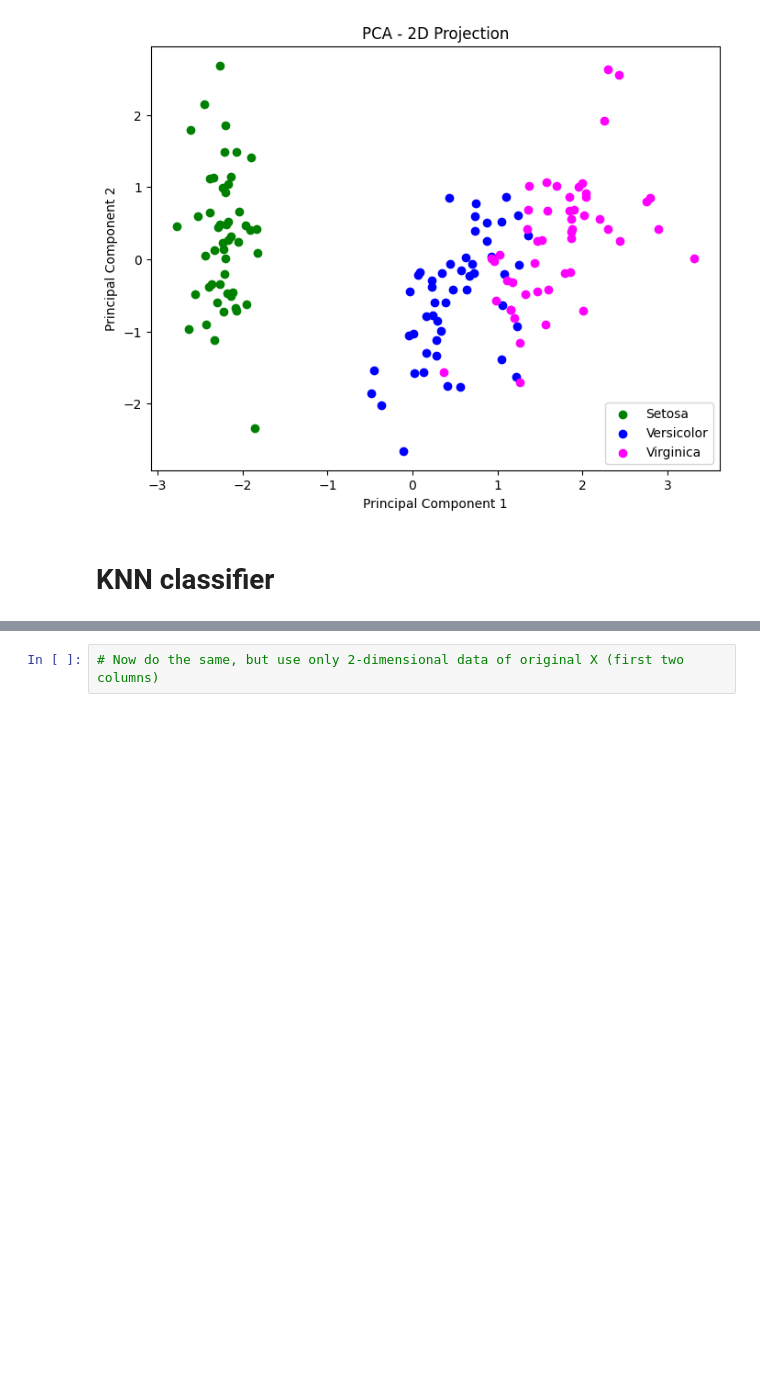
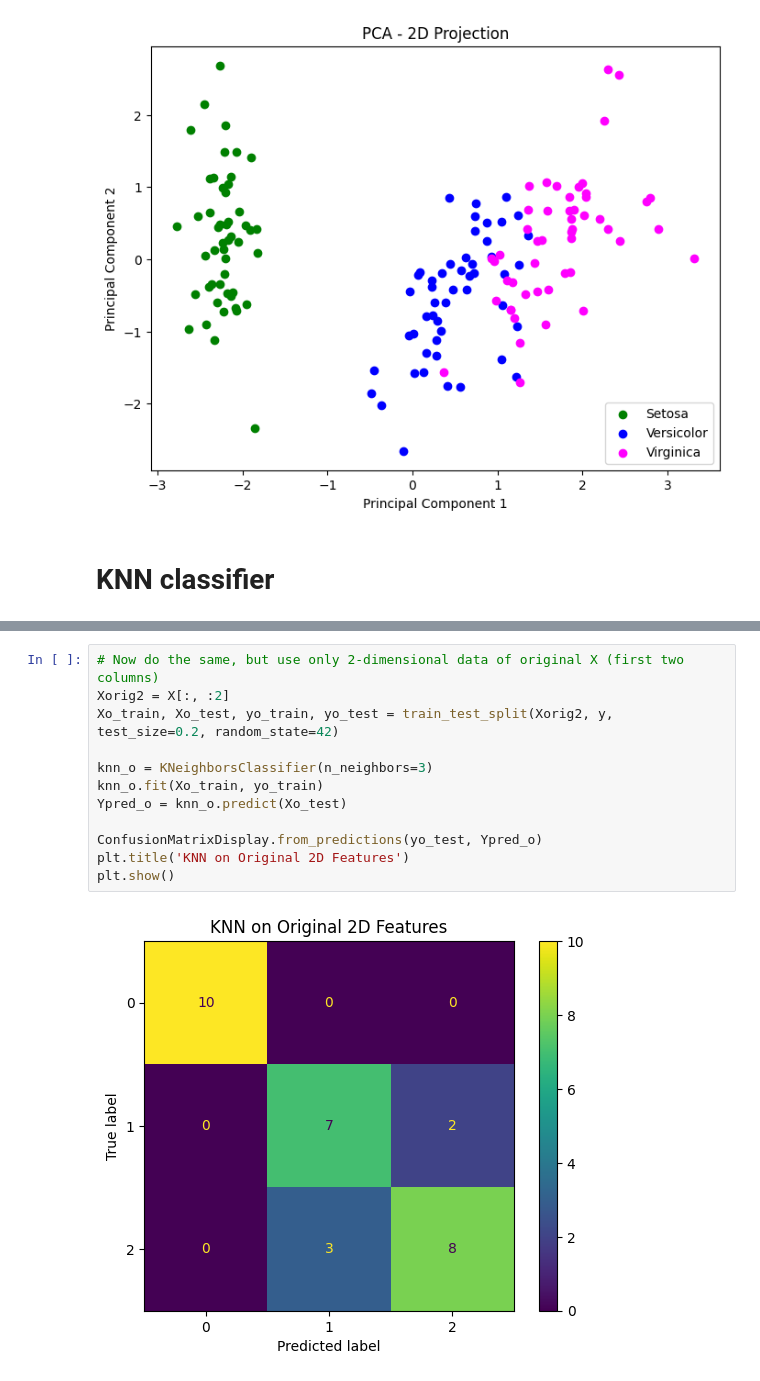
Before and after one commit to ekremsimsek1/VUT-Machine-Learning-Fundamentals-Labs_286338_Ekrem_-im-ek, a Jupyter notebook: Lab_04/MPA_MLF_PCA_2_students.ipynb, the cells around one changed output, grey strips where cells are left out. Cells and saved outputs as stored; diff of their text form; blank space fills up the shorter version.

```diff
--- a/Lab_04/MPA_MLF_PCA_2_students.ipynb
+++ b/Lab_04/MPA_MLF_PCA_2_students.ipynb
@@ -152,2 +163,14 @@ ConfusionMatrixDisplay.from_predictions(,)
 # %%
 # Now do the same, but use only 2-dimensional data of original X (first two columns)
+Xorig2 = X[:, :2]
+Xo_train, Xo_test, yo_train, yo_test = train_test_split(Xorig2, y, test_size=0.2, random_state=42)
+
+knn_o = KNeighborsClassifier(n_neighbors=3)
+knn_o.fit(Xo_train, yo_train)
+Ypred_o = knn_o.predict(Xo_test)
+
+ConfusionMatrixDisplay.from_predictions(yo_test, Ypred_o)
+plt.title('KNN on Original 2D Features')
+plt.show()
+# %% [output]
+[figure, added]
```
Also changed, not shown: parts of 3 cells of this notebook.
